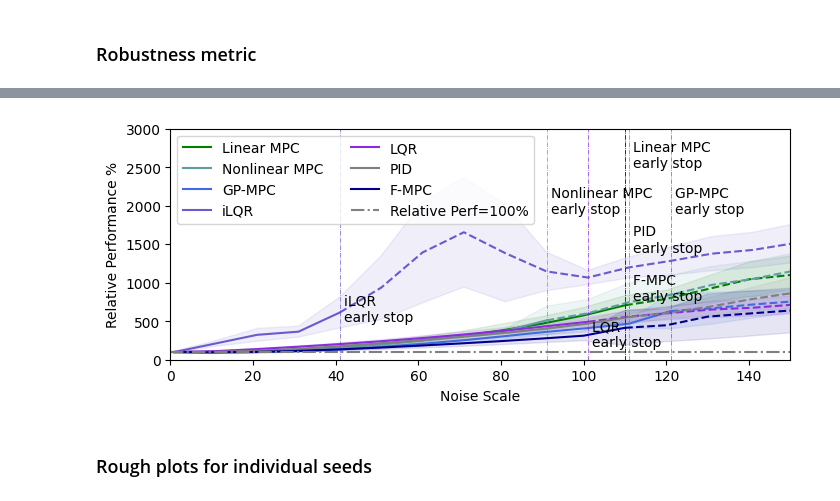
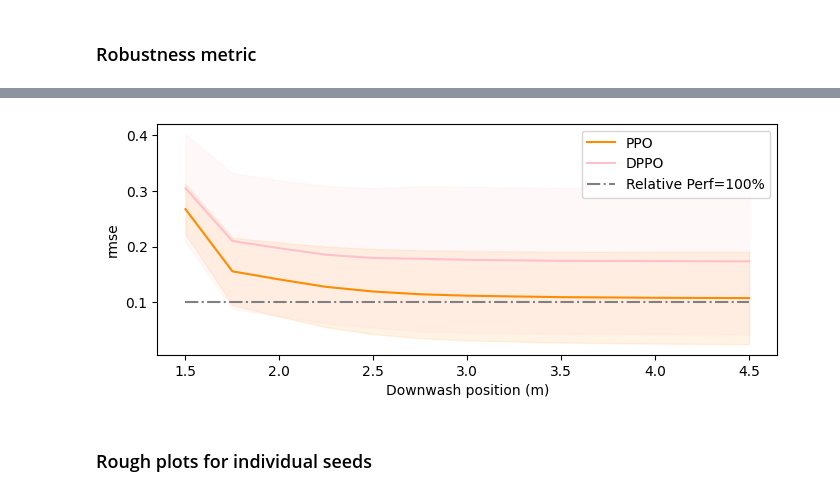
Before and after one commit to amacati/gp-mpc, a Jupyter notebook: examples/rl/data_analysis.ipynb, the cells around one changed output, grey strips where cells are left out. Saved outputs shown, nothing was run; the diff lists cells and outputs as text; code cells hidden in the pictures.

Commit message:
RL plotting script

```diff
--- a/examples/rl/data_analysis.ipynb
+++ b/examples/rl/data_analysis.ipynb
@@ -564,14 +388,15 @@ transfer_metric
 ### Robustness metric
 # %%
 metric = {}
-noise_scale = [0,1,10,20,30,40,50,60,70,80,90,100]
-noise_scale2 = [0,1,10,20,30,40,50,60,70,80,90,100,110,120,130,140,150]
+noise_scale = [0, 1, 2, 3, 4, 5, 10, 15, 20, 25, 30, 40, 50, 60, 70, 80, 90, 100]
 for method in data_paths.keys():
     print(method)
     metric.update({method: {}})
     for seed in seeds:
         for ns in noise_scale:
-            temp = np.load(data_paths[method] + str(seed) +"/robust_metric_"+str(ns)+".npy", allow_pickle=True).item()
+            path = data_paths[method] + "/seed"+ str(seed) +"_*/robust_metric_"+str(ns)+".npy"
+            file_path = glob.glob(path)
+            temp = np.load(file_path[0], allow_pickle=True).item()
             if ns in metric[method].keys():
                 metric[method][ns]['rmse'].append(temp['rmse'])
                 metric[method][ns]['rmse_std'].append(temp['rmse_std'])
@@ -589,0 +466,7 @@ FileNotFoundError: [Errno 2] No such file or directory: '/home/mingxuan/Reposito
+# %%
+linear_mpc_data = np.load('./Data/noise_results_linear_mpc.npy', allow_pickle=True).item()
+mpc_data = np.load('./Data/noise_results_mpc_acados.npy', allow_pickle=True).item()
+gpmpc_data = np.load('./Data/noise_results_gpmpc_acados.npy', allow_pickle=True).item()
+
+noise_data = {'Linear MPC': linear_mpc_data, 'Nonlinear MPC': mpc_data, 'GP-MPC': gpmpc_data}
+noise_scale = [0,1,10,20,30,40,50,60,70,80,90,100,110,120,130,140,150,160,170,180,190,200]
@@ -673,55 +629,47 @@ noise_scale = [0,1,10,20,30,40,50,60,70,80,90,100,110,120,130,140,150,160,170,18
 # %%
 fig = plt.figure(figsize=(8, 3))
-for method in noise_data.keys():
-    temp1, temp2, temp3 = [], [], []
-    for seed_str in noise_data[method]:
-        temp1.append(noise_data[method][seed_str]['rmse'])
-        temp2.append(noise_data[method][seed_str]['early_stop'])
-        temp3.append(noise_data[method][seed_str]['noise_factor'])
-    # for i in range(len(temp1)):
-    #     print(len(temp1[i]))
-    #     print(len(temp1[i]))
-    temp1 = np.array(temp1)
-    temp2, temp3 = np.array(temp2).mean(axis=0), np.array(temp3).mean(axis=0)
 
-    traj_success_till = 200
-    count = 20
+for method in metric.keys():
+    print(method)
     temp, temp_std1, temp_std2 = [], [], []
-    for k, ns in enumerate(temp3):
-        temp.append(temp1[:, k].mean())
-        temp_std1.append(temp1[:, k].mean() - 1*temp1[:, k].std())
-        temp_std2.append(temp1[:, k].mean() + 1*temp1[:, k].std())
-        if temp2[k] > 0.0 and traj_success_till > ns:
+    traj_success_till = 50
+    count = 50
+    for k, ns in enumerate(downwash_height):
+        data = np.array(metric[method][ns]['rmse'])
+        temp.append(data.mean())
+        temp_std1.append(data.mean() - data.std())
+        temp_std2.append(data.mean() + data.std())
+        # print(all(metric[method][ns]['success']))
+        if not all(metric[method][ns]['success']) and traj_success_till > ns:
             traj_success_till = ns
             count = k
-    temp, temp_std1, temp_std2 = np.array(temp), np.array(temp_std1), np.array(temp_std2)
-    print(f'{method}: {traj_success_till}')
+    temp = np.array(temp)
+    temp_std1, temp_std2 = np.array(temp_std1), np.array(temp_std2)
+    print(traj_success_till)
 
-    plt.plot(temp3[:count+1], temp[:count+1]*100/temp[0], color=plot_colors[method], label=method)
-    plt.axvline(x=traj_success_till, linestyle='-.', linewidth=0.5, color=plot_colors[method])
-    plt.plot(temp3[count:], temp[count:]*100/temp[0], color=plot_colors[method], linestyle='--')
-    plt.fill_between(temp3,
-                     temp_std1*100/temp[0],
-                     temp_std2*100/temp[0], color=plot_colors[method], alpha=0.1)
+    plt.plot(downwash_height, temp, color=plot_colors[method], label=method)
+    #plt.axvline(x=traj_success_till, linestyle='-.', linewidth=0.5, color=plot_colors[method])
+    #plt.plot(downwash_height[count:], temp[count:]*100/temp[0], color=plot_colors[method], linestyle='--')
+    plt.fill_between(downwash_height,
+                     temp_std1,
+                     temp_std2, color=plot_colors[method], alpha=0.1)
 
     #plt.fill_between([traj_success_till, 100], [1, 1], color='r', alpha=0.25, label=method)
 
-plt.plot(noise_scale, [100]*len(noise_scale), color='grey', linestyle='-.', label='Relative Perf=100%')
-plt.text(112, 2500, 'Linear MPC \nearly stop')
-plt.text(92, 1900, 'Nonlinear MPC \nearly stop')
-plt.text(122, 1900, 'GP-MPC \nearly stop')
-plt.text(112, 1400, 'PID \nearly stop')
-plt.text(42, 500, 'iLQR \nearly stop')
-plt.text(102, 170, 'LQR \nearly stop')
-plt.text(112, 770, 'F-MPC \nearly stop')
+plt.plot(downwash_height, [0.1]*len(downwash_height), color='grey', linestyle='-.', label='Relative Perf=100%')
+#plt.text(16, 100, 'PPO \nearly stop')
+#plt.text(31, 500, 'SAC \nearly stop')
+#plt.text(11, 100, 'DPPO \nearly stop')
 
-plt.legend(ncol=2)
-plt.ylim(0, 3000)
-plt.xlim(0, 150)
+
+plt.legend()
+#plt.ylim(0,100)
+#plt.xlim(0,50)
 # plt.xscale("log")
 # plt.gca().invert_xaxis()
 # plt.yscale("log")
-plt.xlabel("Noise Scale")
-plt.ylabel("Relative Performance %")
-plt.savefig("robustness_model-based.pdf",bbox_inches="tight", pad_inches=0.1)
+plt.xlabel("Downwash position (m)")
+plt.ylabel("rmse")
+#plt.title("TD3 for Quadrotor 2D")
+plt.savefig("robustness_dw_rl.pdf",bbox_inches="tight", pad_inches=0.1)
 # %% [output]
@@ -735,4 +680,4 @@ F-MPC: 110.0
-[figure, old version]
+[figure, new version]
 # %% [markdown]
 ### Rough plots for individual seeds
 # %%
```
Also changed, not shown: parts of 33 cells of this notebook.
